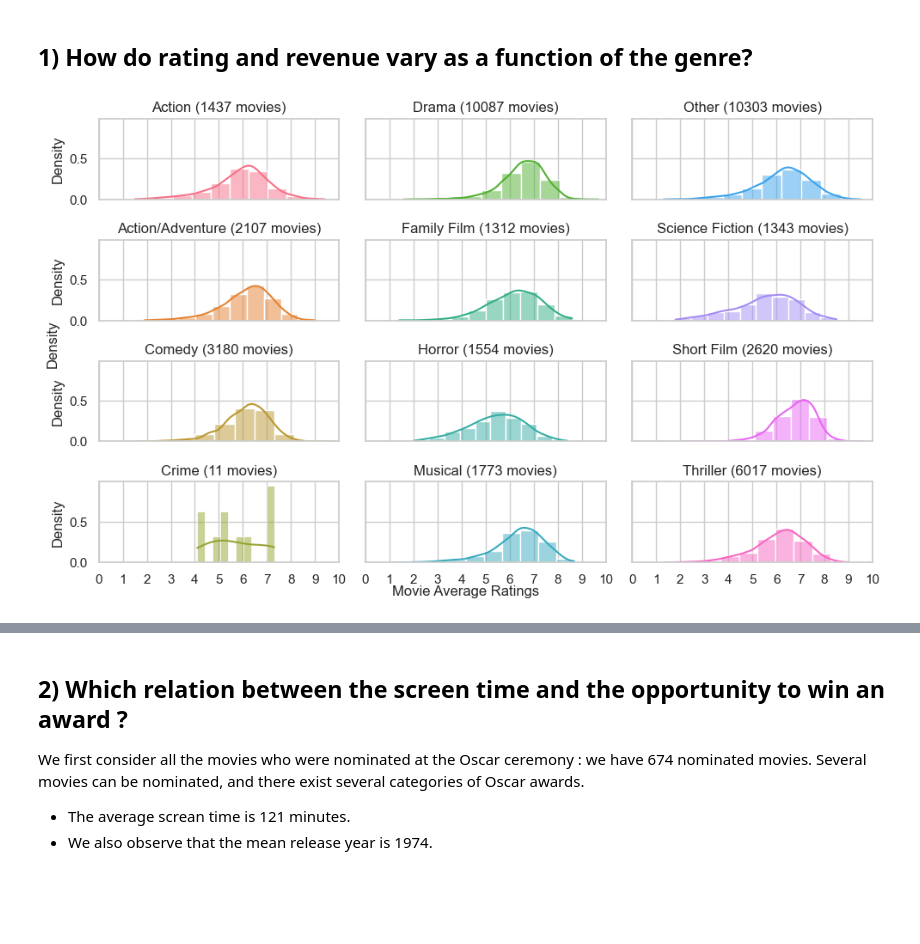
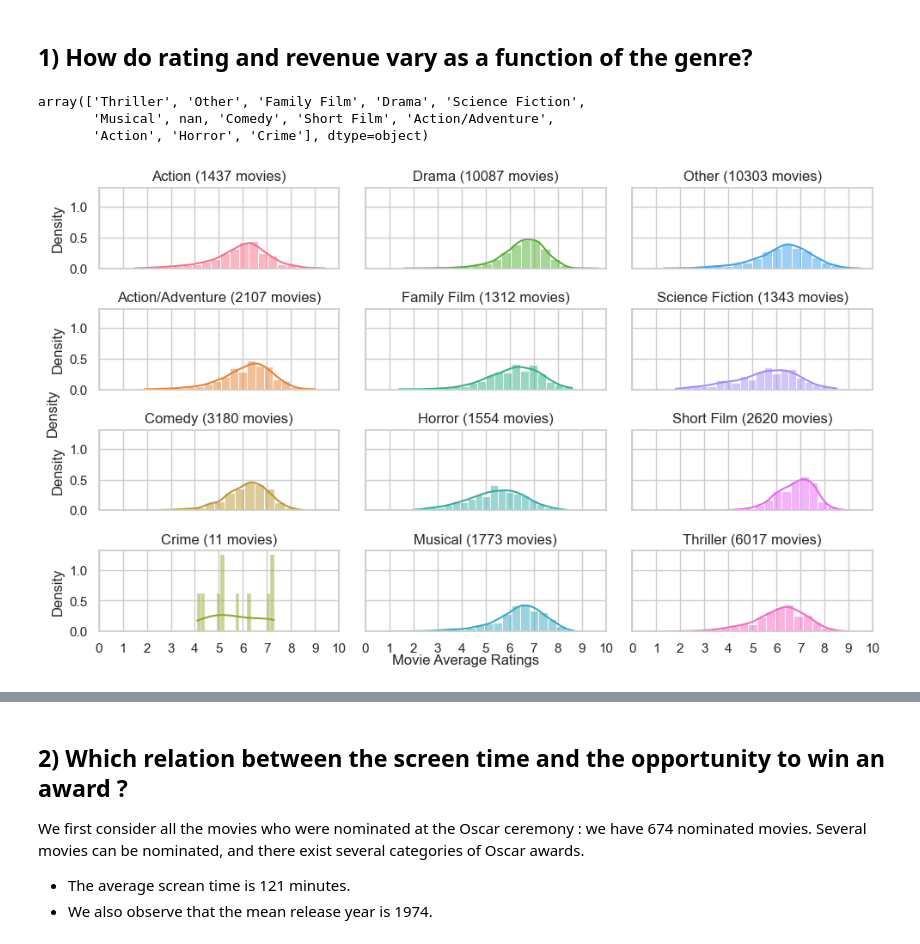
Before and after one commit to epfl-ada/ada-2023-project-bavmaresearch, a Jupyter notebook: Code/analysis_milestone_2.ipynb, the cells around one changed output, grey strips where cells are left out. Cells and saved outputs as stored; diff of their text form; code cells hidden in the pictures; blank space fills up the shorter version.

Commit message:
add correlation and stats

```diff
--- a/Code/analysis_milestone_2.ipynb
+++ b/Code/analysis_milestone_2.ipynb
@@ -103,38 +103,44 @@ freq      35748
 Name: Inflation_adjusted_profit, dtype: object
 # %% [markdown]
 ## 1) How do rating and revenue vary as a function of the genre?
+# %%
+df_movie['Top_genres'].unique()
+# %% [output]
+array(['Thriller', 'Other', 'Family Film', 'Drama', 'Science Fiction',
+       'Musical', nan, 'Comedy', 'Short Film', 'Action/Adventure',
+       'Action', 'Horror', 'Crime'], dtype=object)
 # %%
 # Calculate stats by genre
 stats_by_genre = df_movie.groupby('Top_genres').apply(lambda x: pd.Series({
     'rating': x['averageRating'].values,
     'num_movies': len(x)
 }))
 
 # Create subplots with Seaborn for better aesthetics
 fig, ax = plt.subplots(4, 3, figsize=(10, 6), sharey=True, sharex=True)
 
 # Define a color palette for each genre
 palette = sns.color_palette("husl", n_colors=len(stats_by_genre))
 
 for i, (genre, data) in enumerate(stats_by_genre.iterrows()):
     sbplt = ax[i % 4, math.floor(i / 4)]
 
     # Histogram with normalization by the number of movies and different colors for each genre
-    sns.histplot(data['rating'], bins=10, kde=True, ax=sbplt, stat='density', color=palette[i]) #Use density instead of count
+    sns.histplot(data['rating'], bins=20, kde=True, ax=sbplt, stat='density', color=palette[i]) #Use density instead of count
 
     sbplt.set_title(f'{genre} ({data["num_movies"]} movies)')
     sbplt.set_xlim(0, 10)  # Set x-axis limits
 
     # Add x-axis values on all scores
     x_ticks = [tick for tick in range(11)]
     sbplt.set_xticks(x_ticks)
 
 fig.tight_layout()
 
 # Set overall labels
 fig.text(0.5, 0.02, "Movie Average Ratings", ha='center', va='center')
 fig.text(0.02, 0.5, "Density", ha='center', va='center', rotation='vertical')
 
 plt.show()
 # %% [output]
-[figure, old version]
+[figure, new version]
```
Also changed, not shown: parts of 4 cells of this notebook.
